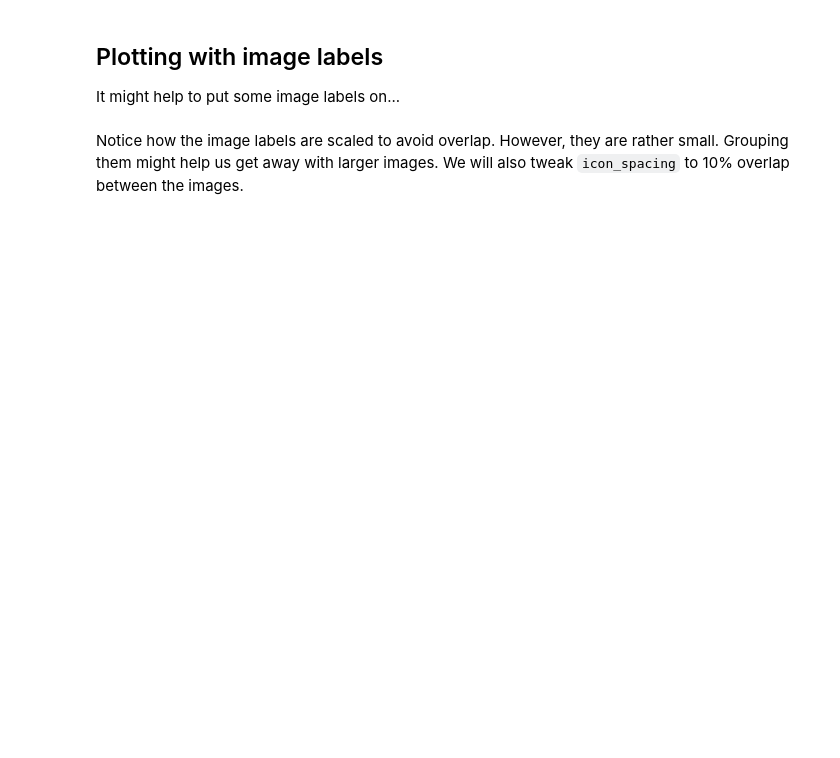
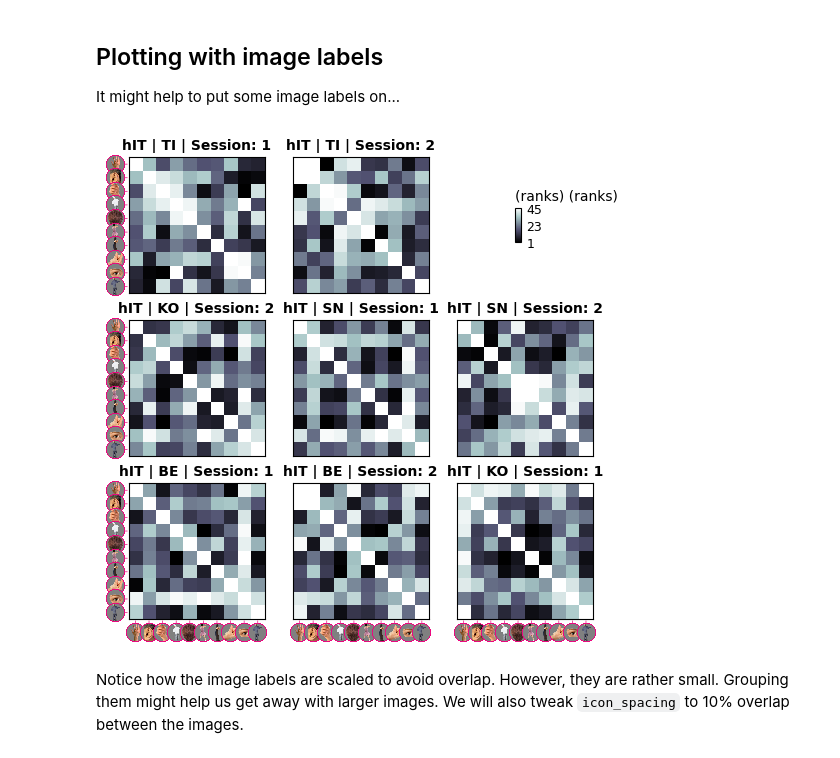
Before and after one commit to rsagroup/rsatoolbox, a Jupyter notebook: demos/demo_rdm_visualisation_92images.ipynb, the cells around one changed output. Saved outputs shown, nothing was run; the diff lists cells and outputs as text; code cells hidden in the pictures; blank space fills up the shorter version.

```diff
--- a/demos/demo_rdm_visualisation_92images.ipynb
+++ b/demos/demo_rdm_visualisation_92images.ipynb
@@ -98,9 +98,11 @@ It might help to put some image labels on...
 # %%
 vis.show_rdm(rdms_small,
              rdm_descriptor='name',
              show_colorbar='figure',
              pattern_descriptor='image')
-None
+plt.show()
+# %% [output]
+[figure, added]
 # %% [markdown]
 Notice how the image labels are scaled to avoid overlap. However, they are rather small. Grouping them might help us get away with larger images. We will also tweak `icon_spacing` to 10% overlap between the images.
 # %%
```
Also changed, not shown: parts of 5 cells of this notebook.
